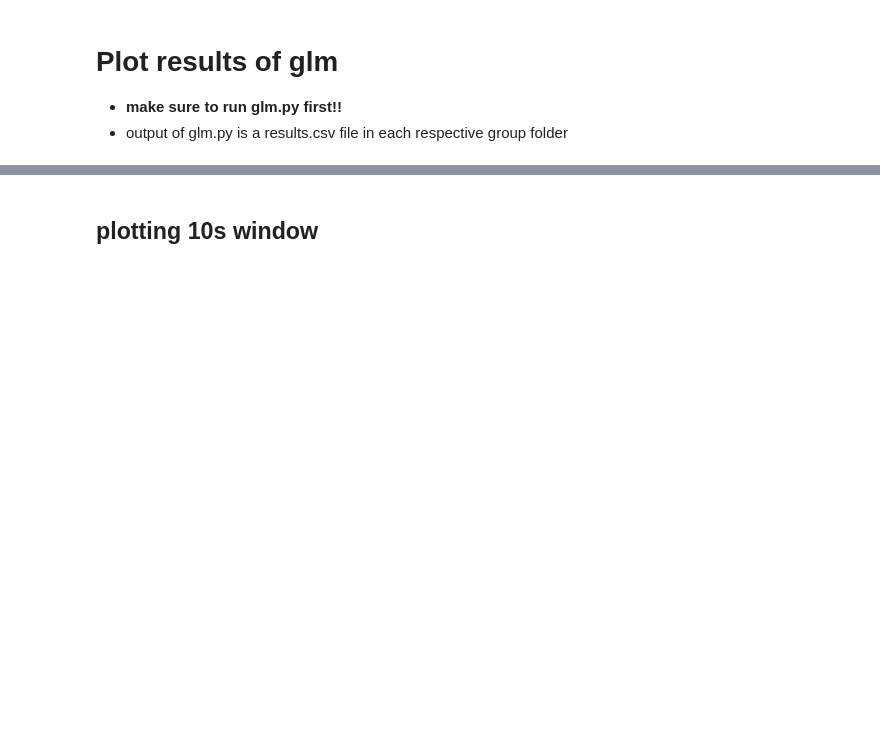
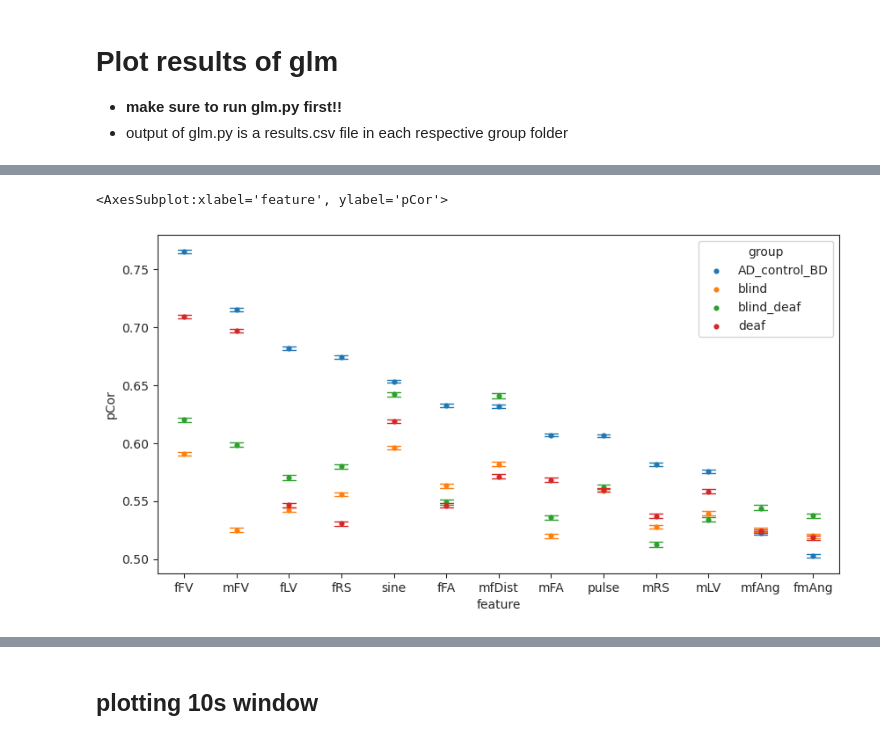
Before and after one commit to kylethieringer/edna_glm, a Jupyter notebook: notebooks/1b.glm_plot.ipynb, the cells around one changed output, grey strips where cells are left out. Drawn from its saved outputs; the diff is of its cells as text; code cells hidden in the pictures; blank space fills up the shorter version.

```diff
--- a/notebooks/1b.glm_plot.ipynb
+++ b/notebooks/1b.glm_plot.ipynb
@@ -65,3 +73,12 @@ plt.savefig('results/OE_onset_prediction_manipulated_3s.png')
+# %%
+sns.set_style('ticks')
+plt.figure(figsize=(10,5))
+sns.pointplot(data=maniResults_simple, x='feature', y='pCor', hue='group',
+              dodge=False, join=False, order=order,
+              scale=0.5, errorbar=('ci', 95), capsize=0.25, errwidth=1)
+# %% [output]
+<AxesSubplot:xlabel='feature', ylabel='pCor'>
+[figure, added]
 # %%
 ### do the other group now
 genoResults_simple = allResults_geno[~allResults_geno['feature'].isin(excludeftrs)]
```
Also changed, not shown: parts of 11 cells of this notebook, 11 other files.
